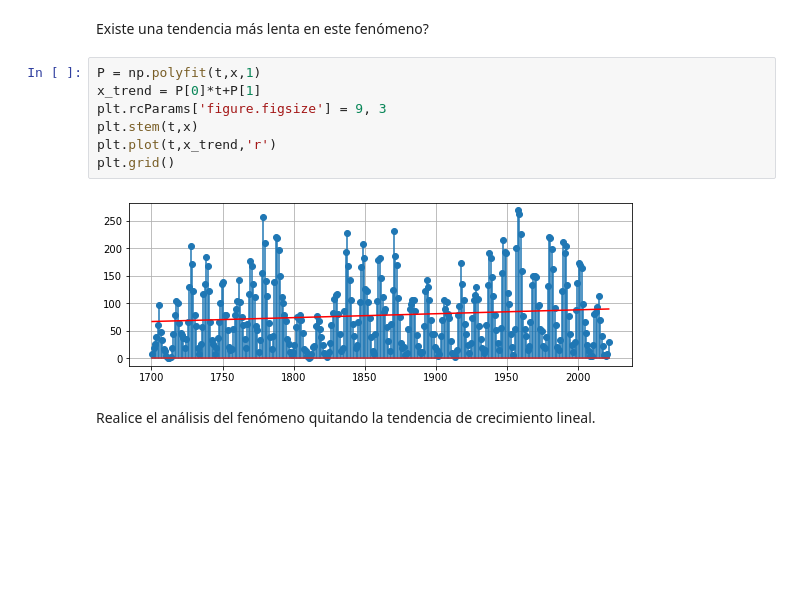
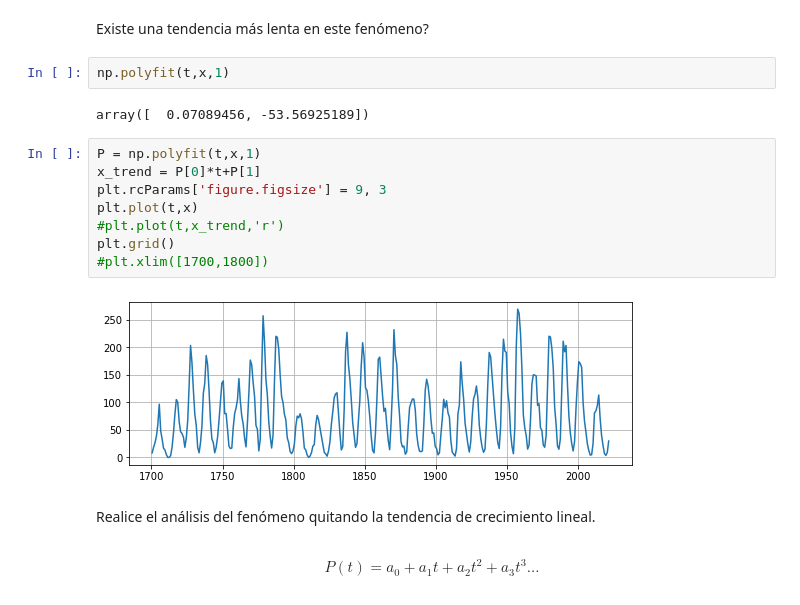
Before and after one commit to pierrediazp/Se-ales_y_Sistemas, a Jupyter notebook: ManchasSolares.ipynb, the cells around one changed output. Saved outputs shown, nothing was run; the diff lists cells and outputs as text; blank space fills up the shorter version.

```diff
--- a/ManchasSolares.ipynb
+++ b/ManchasSolares.ipynb
@@ -135,14 +140,21 @@ Se espera que cada T años haya un máximo de manchas solares.
 ----------------
 # %% [markdown]
 Existe una tendencia más lenta en este fenómeno?
+# %%
+np.polyfit(t,x,1)
+# %% [output]
+array([  0.07089456, -53.56925189])
 # %%
 P = np.polyfit(t,x,1)
 x_trend = P[0]*t+P[1]
 plt.rcParams['figure.figsize'] = 9, 3
-plt.stem(t,x)
-plt.plot(t,x_trend,'r')
+plt.plot(t,x)
+#plt.plot(t,x_trend,'r')
 plt.grid()
+#plt.xlim([1700,1800])
 # %% [output]
-[figure, old version]
+[figure, new version]
 # %% [markdown]
 Realice el análisis del fenómeno quitando la tendencia de crecimiento lineal.
+# %% [markdown]
+$$P(t) = a_0 + a_1t + a_2t^2 + a_3t^3 ...$$
```
Also changed, not shown: parts of 3 cells of this notebook, 5 other files.
